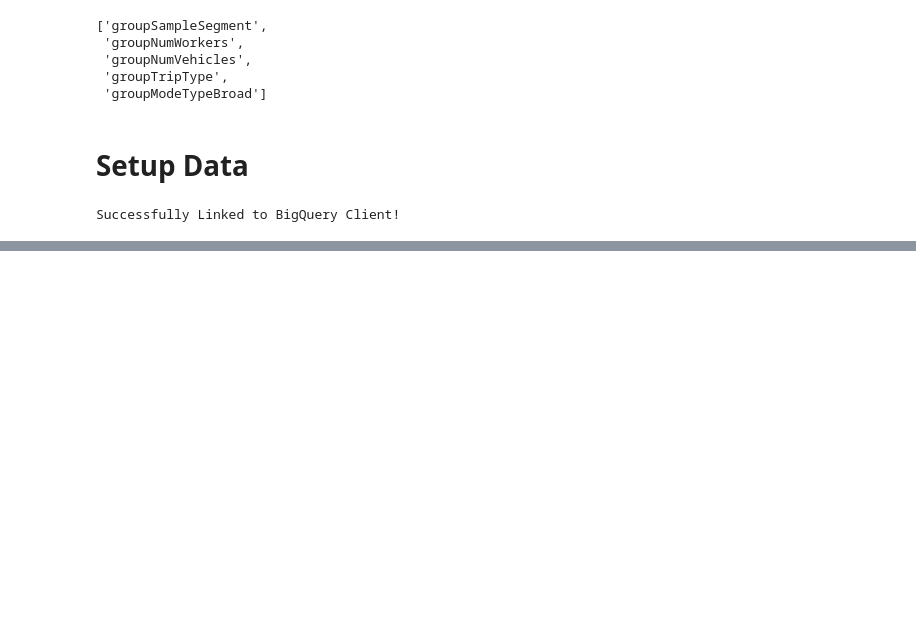
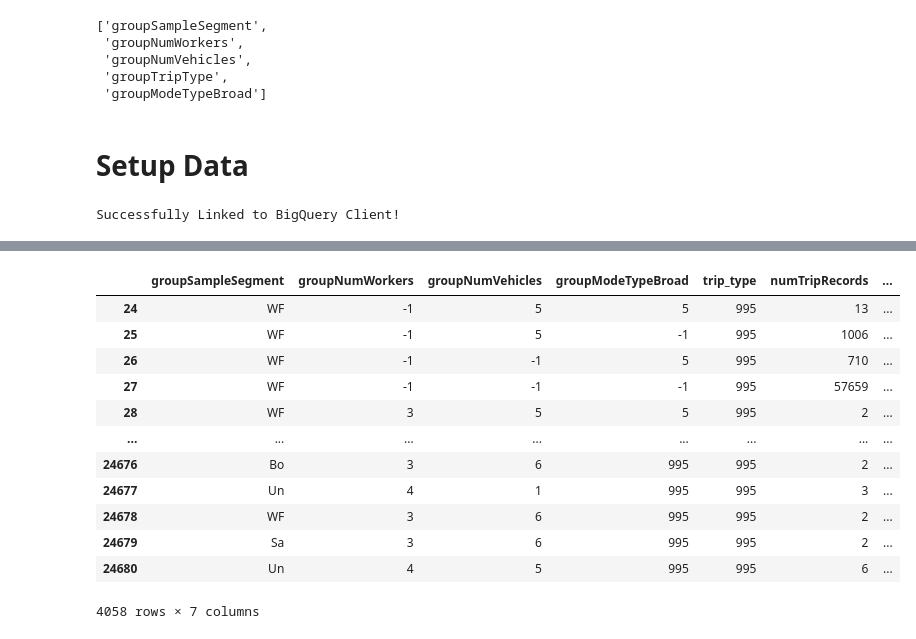
Before and after one commit to WFRCAnalytics/APP-HTS-Trip-Purpose-Shiny, a Jupyter notebook: dataprep/trip-gen-data.ipynb, the cells around one changed output, grey strips where cells are left out. Cells and saved outputs as stored; diff of their text form; code cells hidden in the pictures; blank space fills up the shorter version.

```diff
--- a/dataprep/trip-gen-data.ipynb
+++ b/dataprep/trip-gen-data.ipynb
@@ -105,5 +105,21 @@ display(df_trips_by_type)
 | 24680 | Un | 4 | 5 | 995 | 995 | 6 | ... |
 24681 rows × 7 columns
+# %%
+df_trips_by_type[df_trips_by_type['trip_type']==995]
+# %% [output]
+|  | groupSampleSegment | groupNumWorkers | groupNumVehicles | groupModeTypeBroad | trip_type | numTripRecords | ... |
+| 24 | WF | -1 | 5 | 5 | 995 | 13 | ... |
+| 25 | WF | -1 | 5 | -1 | 995 | 1006 | ... |
+| 26 | WF | -1 | -1 | 5 | 995 | 710 | ... |
+| 27 | WF | -1 | -1 | -1 | 995 | 57659 | ... |
+| 28 | WF | 3 | 5 | 5 | 995 | 2 | ... |
+| ... | ... | ... | ... | ... | ... | ... | ... |
+| 24676 | Bo | 3 | 6 | 995 | 995 | 2 | ... |
+| 24677 | Un | 4 | 1 | 995 | 995 | 3 | ... |
+| 24678 | WF | 3 | 6 | 995 | 995 | 2 | ... |
+| 24679 | Sa | 3 | 6 | 995 | 995 | 2 | ... |
+| 24680 | Un | 4 | 5 | 995 | 995 | 6 | ... |
+4058 rows × 7 columns
 # %%
 # test connection
 df_hh = client.query(str_sql_hh).to_dataframe()
```
Also changed, not shown: parts of 5 cells of this notebook, 3 other files.
